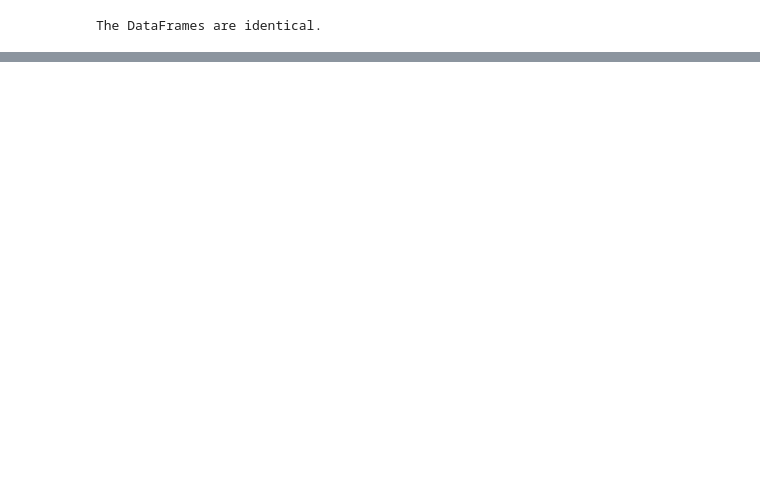
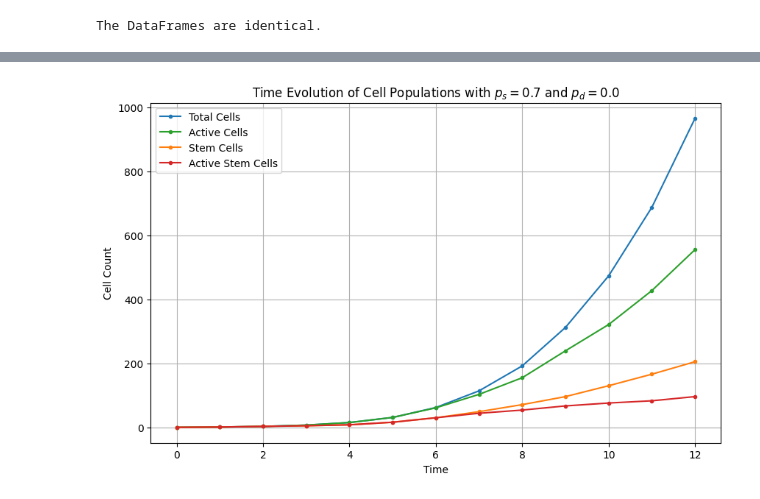
Before and after one commit to JeroFotinos/tumorsphere_culture, a Jupyter notebook: examples/plotting_dev/plotting_examples.ipynb, the cells around one changed output, grey strips where cells are left out. Saved outputs shown, nothing was run; the diff lists cells and outputs as text; code cells hidden in the pictures; blank space fills up the shorter version.

Commit message:
Added examples of use of plotting capabilities.

```diff
--- a/examples/plotting_dev/plotting_examples.ipynb
+++ b/examples/plotting_dev/plotting_examples.ipynb
@@ -54,0 +98,4 @@ df_from_dbs
+# %%
+tplt.plot_single_realization(df_from_dbs, culture_id=1)
+# %% [output]
+[figure, added]
```
Also changed, not shown: parts of 26 cells of this notebook, 3 other files.
